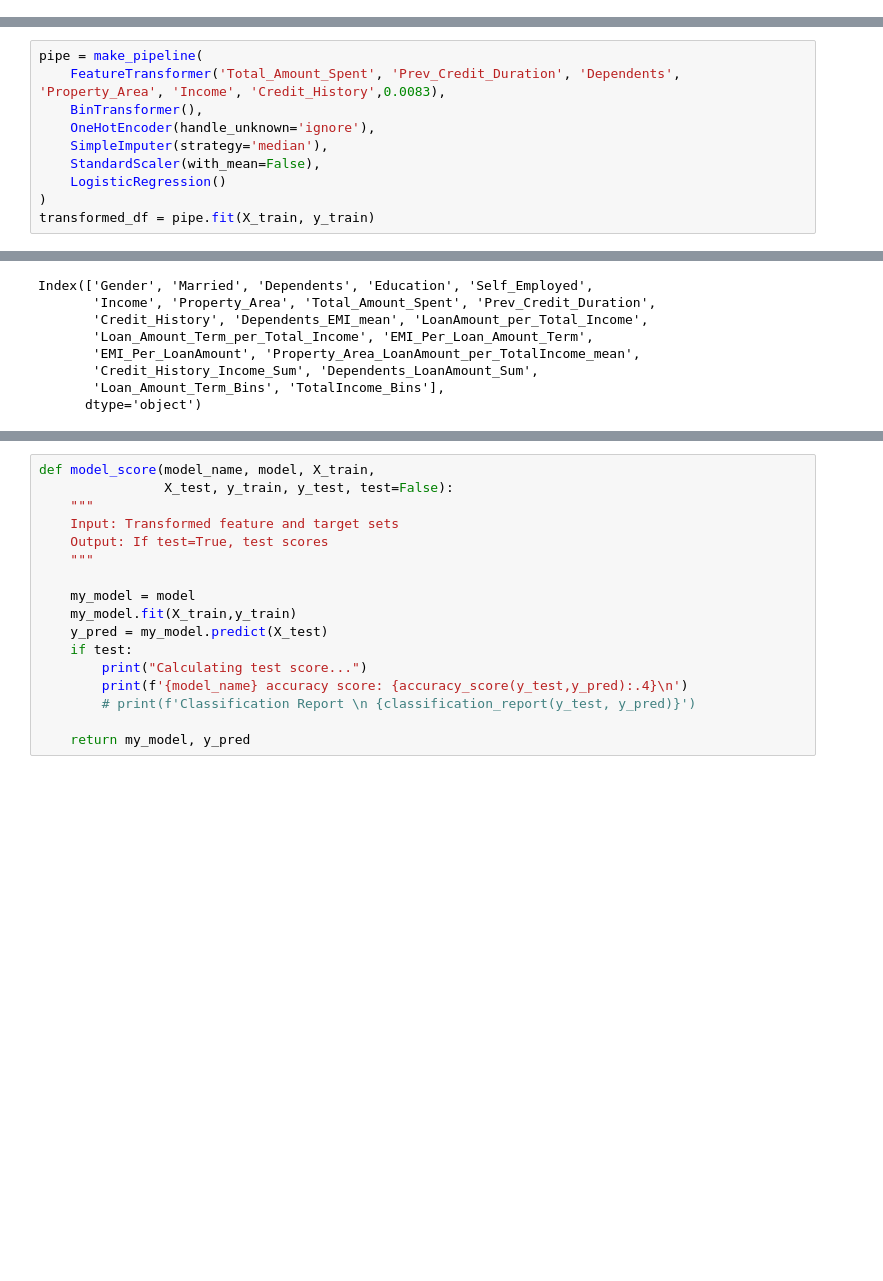
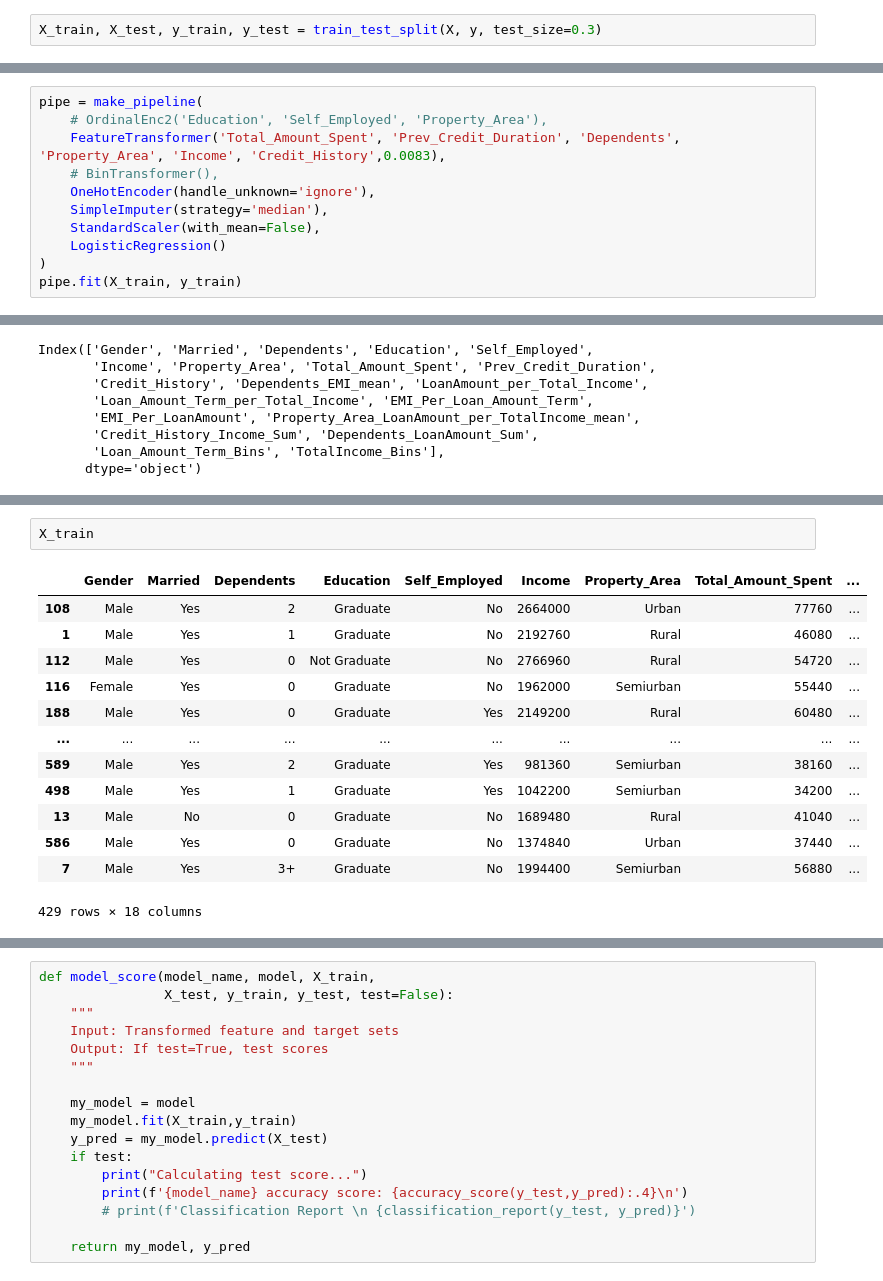
Before and after one commit to d1m3j1/project_template_stutern1.1, a Jupyter notebook: notebook/explore_data.ipynb, the cells around one changed output, grey strips where cells are left out. Saved outputs shown, nothing was run; the diff lists cells and outputs as text; blank space fills up the shorter version.

```diff
--- a/notebook/explore_data.ipynb
+++ b/notebook/explore_data.ipynb
@@ -421,3 +471,5 @@ X_test_2 = df_3.loc[613:]
 # %%
 X = X_train_2.drop(columns = ['Credit_Status', 'Customer_ID'], axis = 1)
 y = X_train_2['Credit_Status']
+# %%
+X_train, X_test, y_train, y_test = train_test_split(X, y, test_size=0.3)
@@ -507,13 +565,14 @@ class BinTransformer(BaseEstimator, TransformerMixin):
         return cat.columns
 # %%
 pipe = make_pipeline(
+    # OrdinalEnc2('Education', 'Self_Employed', 'Property_Area'),
     FeatureTransformer('Total_Amount_Spent', 'Prev_Credit_Duration', 'Dependents', 'Property_Area', 'Income', 'Credit_History',0.0083),
-    BinTransformer(),
+    # BinTransformer(),
     OneHotEncoder(handle_unknown='ignore'),
     SimpleImputer(strategy='median'),
     StandardScaler(with_mean=False),
     LogisticRegression()
 )
-transformed_df = pipe.fit(X_train, y_train)
+pipe.fit(X_train, y_train)
 # %% [output]
 Init Called
@@ -563,3 +683,19 @@ transformed_df.score(X_test, y_test)
+# %%
+X_train
+# %% [output]
+|  | Gender | Married | Dependents | Education | Self_Employed | Income | Property_Area | Total_Amount_Spent | ... |
+| 108 | Male | Yes | 2 | Graduate | No | 2664000 | Urban | 77760 | ... |
+| 1 | Male | Yes | 1 | Graduate | No | 2192760 | Rural | 46080 | ... |
+| 112 | Male | Yes | 0 | Not Graduate | No | 2766960 | Rural | 54720 | ... |
+| 116 | Female | Yes | 0 | Graduate | No | 1962000 | Semiurban | 55440 | ... |
+| 188 | Male | Yes | 0 | Graduate | Yes | 2149200 | Rural | 60480 | ... |
+| ... | ... | ... | ... | ... | ... | ... | ... | ... | ... |
+| 589 | Male | Yes | 2 | Graduate | Yes | 981360 | Semiurban | 38160 | ... |
+| 498 | Male | Yes | 1 | Graduate | Yes | 1042200 | Semiurban | 34200 | ... |
+| 13 | Male | No | 0 | Graduate | No | 1689480 | Rural | 41040 | ... |
+| 586 | Male | Yes | 0 | Graduate | No | 1374840 | Urban | 37440 | ... |
+| 7 | Male | Yes | 3+ | Graduate | No | 1994400 | Semiurban | 56880 | ... |
+429 rows × 18 columns
 # %%
 trans = FeatureTransformer('Total_Amount_Spent', 'Prev_Credit_Duration', 'Dependents', 'Property_Area', 'Income', 'Credit_History').fit_transform(X)
 trans.head()
```
Also changed, not shown: parts of 38 cells of this notebook, 1 other file.
